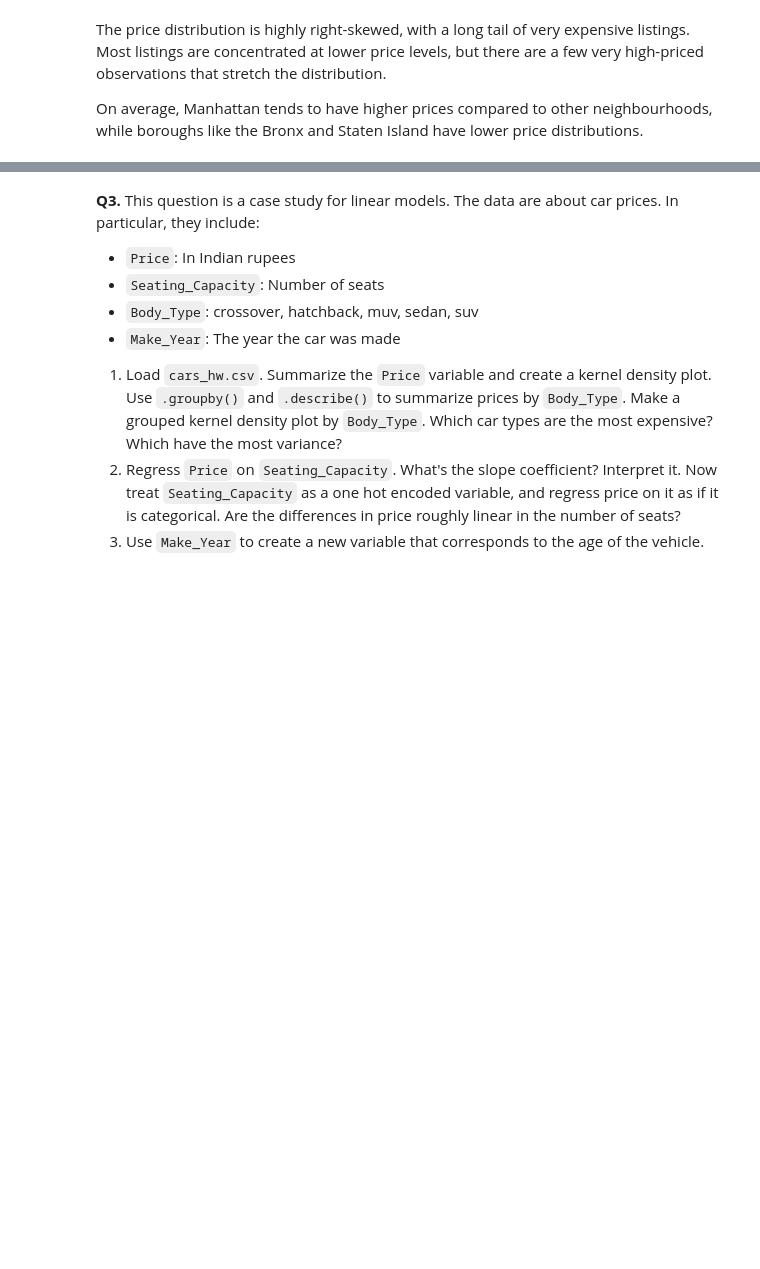
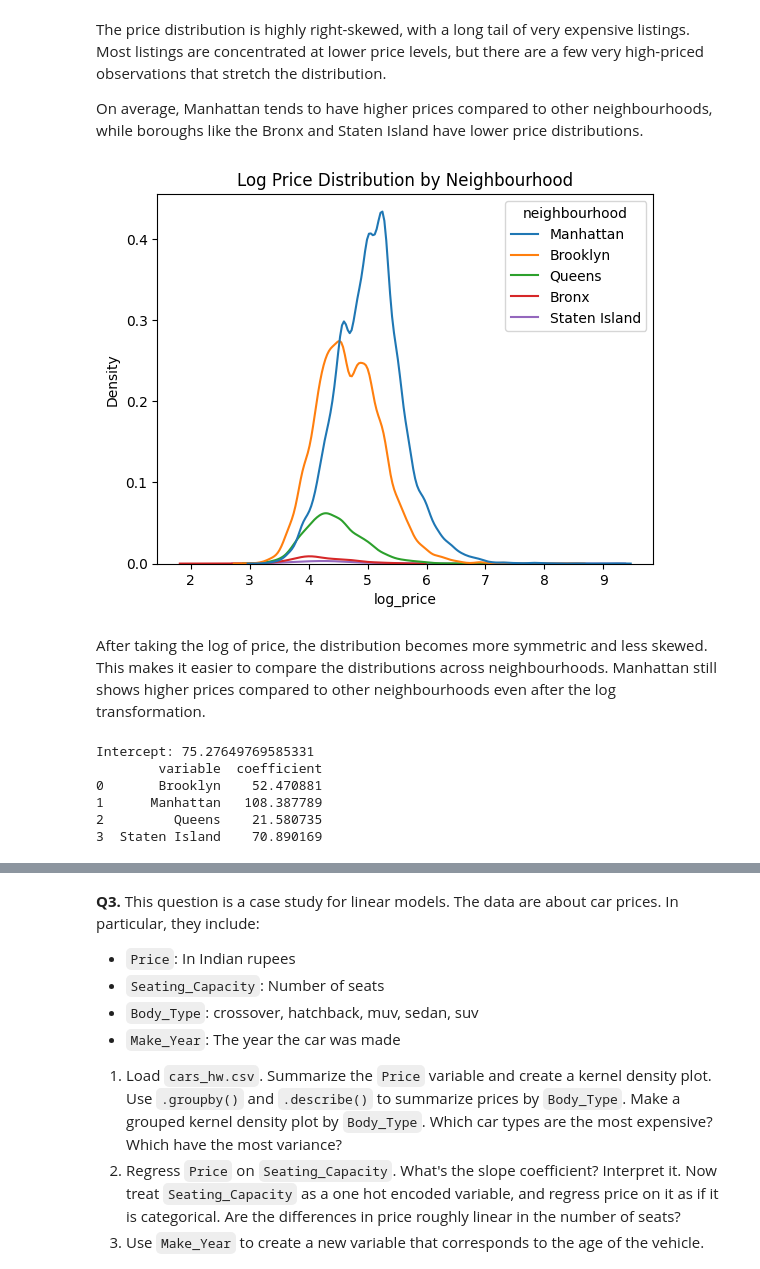
Before and after one commit to Cykim0320/airflow-project, a Jupyter notebook: 03_assignment_linear_models.ipynb, the cells around one changed output, grey strips where cells are left out. Drawn from its saved outputs; the diff is of its cells as text; code cells hidden in the pictures; blank space fills up the shorter version.

```diff
--- a/03_assignment_linear_models.ipynb
+++ b/03_assignment_linear_models.ipynb
@@ -122,3 +122,14 @@ plt.show()
 The price distribution is highly right-skewed, with a long tail of very expensive listings. Most listings are concentrated at lower price levels, but there are a few very high-priced observations that stretch the distribution.
 
 On average, Manhattan tends to have higher prices compared to other neighbourhoods, while boroughs like the Bronx and Staten Island have lower price distributions.
+# %%
+df['log_price'] = np.log(df['price'])
+# %%
+sns.kdeplot(data=df, x='log_price', hue='neighbourhood')
+plt.title('Log Price Distribution by Neighbourhood')
+plt.show()
+# %% [output]
+[figure, added]
+# %% [markdown]
+
+After taking the log of price, the distribution becomes more symmetric and less skewed. This makes it easier to compare the distributions across neighbourhoods. Manhattan still shows higher prices compared to other neighbourhoods even after the log transformation.
@@ -124,0 +139,18 @@ On average, Manhattan tends to have higher prices compared to other neighbourhoo
+# %%
+from sklearn.linear_model import LinearRegression
+
+model = LinearRegression()
+model.fit(X, y)
+
+print("Intercept:", model.intercept_)
+print(pd.DataFrame({
+    'variable': X.columns,
+    'coefficient': model.coef_
+}))
+# %% [output]
+Intercept: 75.27649769585331
+        variable  coefficient
+0       Brooklyn    52.470881
+1      Manhattan   108.387789
+2         Queens    21.580735
+3  Staten Island    70.890169
```
Also changed, not shown: parts of 4 cells of this notebook.
